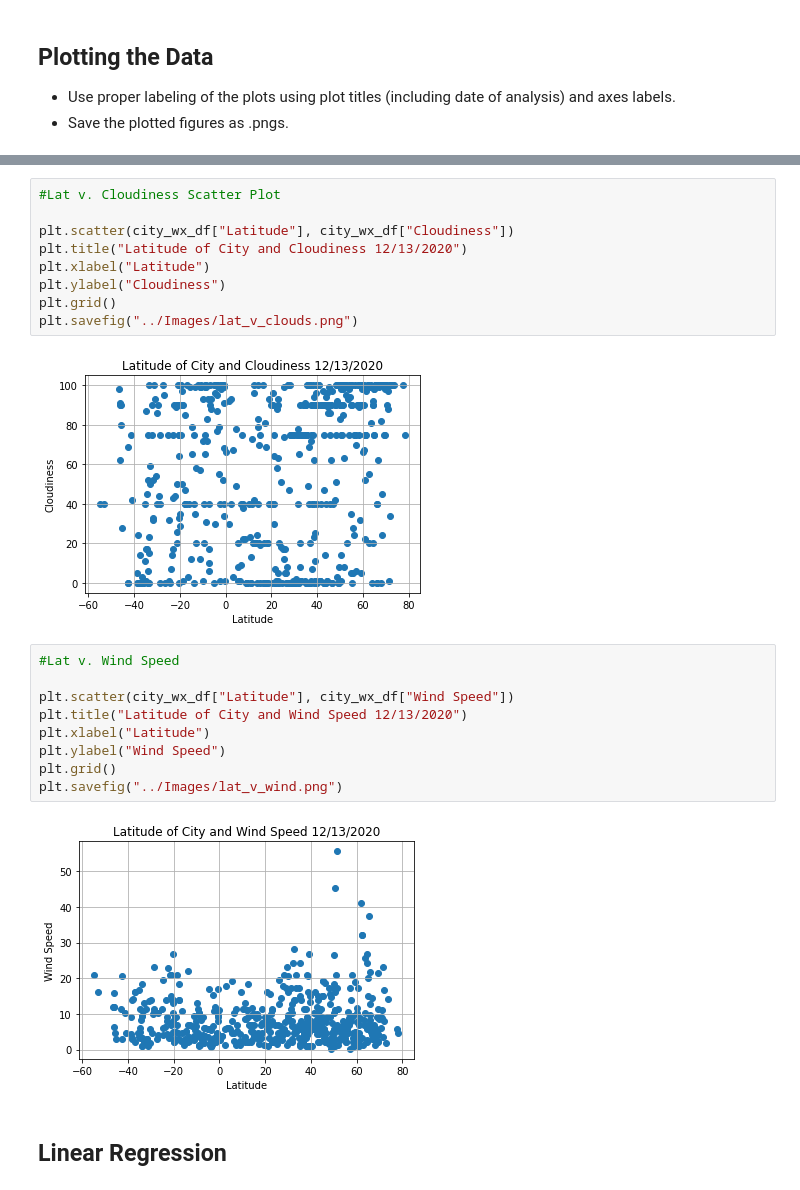
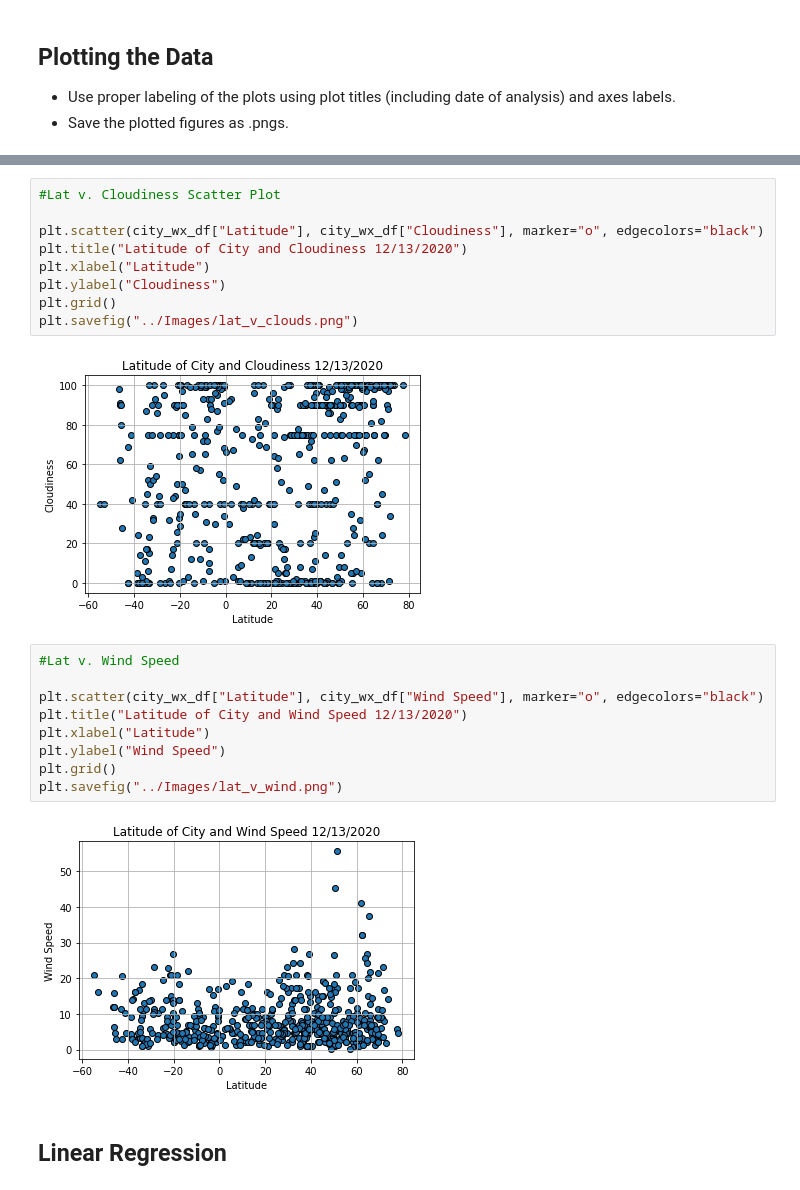
Before and after one commit to geofftm/python-api-challenge, a Jupyter notebook: WeatherPY/WeatherPy.ipynb, the cells around one changed output, grey strips where cells are left out. Cells and saved outputs as stored; diff of their text form.

```diff
--- a/WeatherPY/WeatherPy.ipynb
+++ b/WeatherPY/WeatherPy.ipynb
@@ -210,25 +220,25 @@ plt.savefig("../Images/lat_v_humidity.png")
 # %%
 #Lat v. Cloudiness Scatter Plot
 
-plt.scatter(city_wx_df["Latitude"], city_wx_df["Cloudiness"])
+plt.scatter(city_wx_df["Latitude"], city_wx_df["Cloudiness"], marker="o", edgecolors="black")
 plt.title("Latitude of City and Cloudiness 12/13/2020")
 plt.xlabel("Latitude")
 plt.ylabel("Cloudiness")
 plt.grid()
 plt.savefig("../Images/lat_v_clouds.png")
 # %% [output]
-[figure, old version]
+[figure, new version]
 # %%
 #Lat v. Wind Speed
 
-plt.scatter(city_wx_df["Latitude"], city_wx_df["Wind Speed"])
+plt.scatter(city_wx_df["Latitude"], city_wx_df["Wind Speed"], marker="o", edgecolors="black")
 plt.title("Latitude of City and Wind Speed 12/13/2020")
 plt.xlabel("Latitude")
 plt.ylabel("Wind Speed")
 plt.grid()
 plt.savefig("../Images/lat_v_wind.png")
 # %% [output]
-[figure, old version]
+[figure, new version]
 # %% [markdown]
 ## Linear Regression
 # %% [markdown]
```
Also changed, not shown: parts of 10 cells of this notebook.
